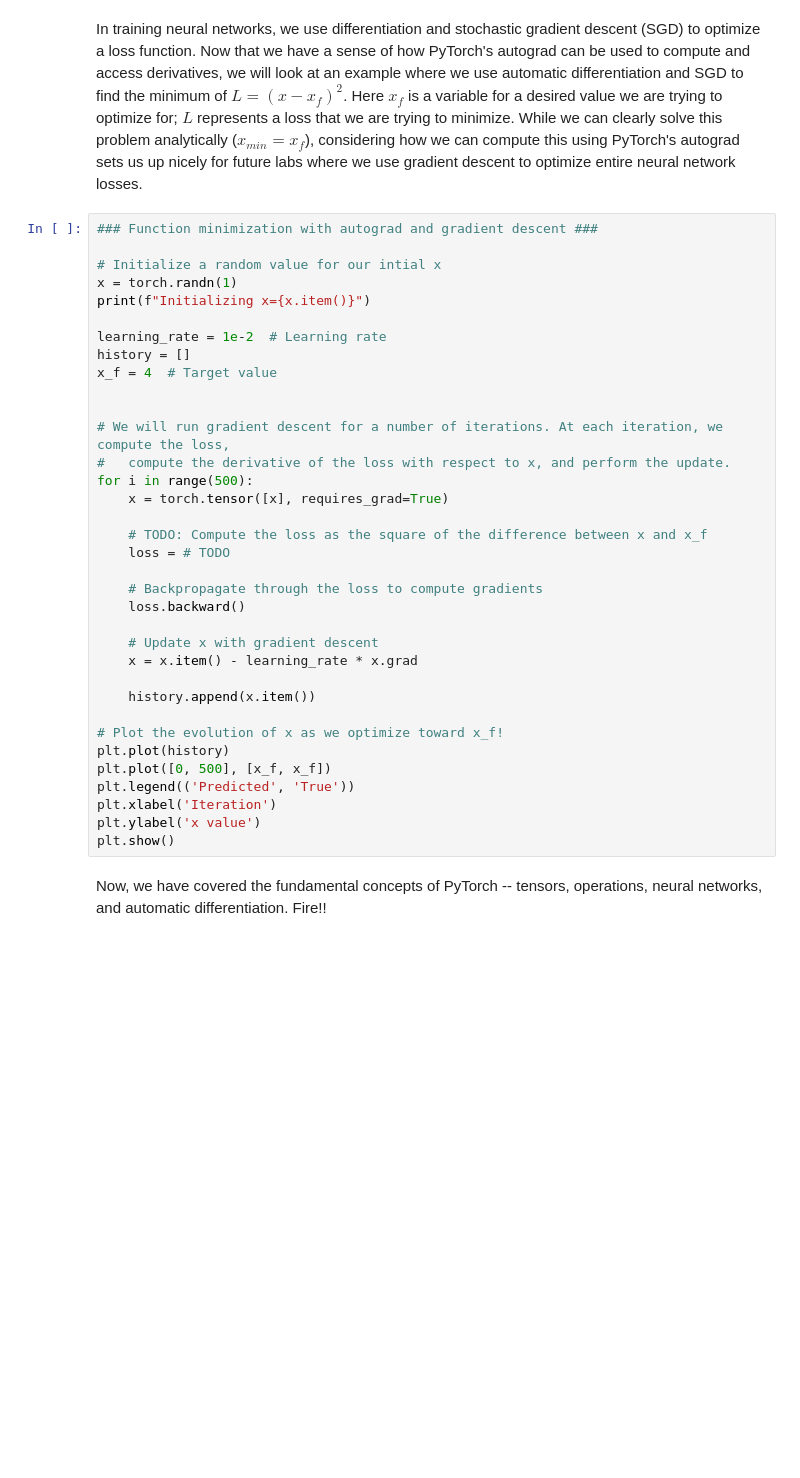
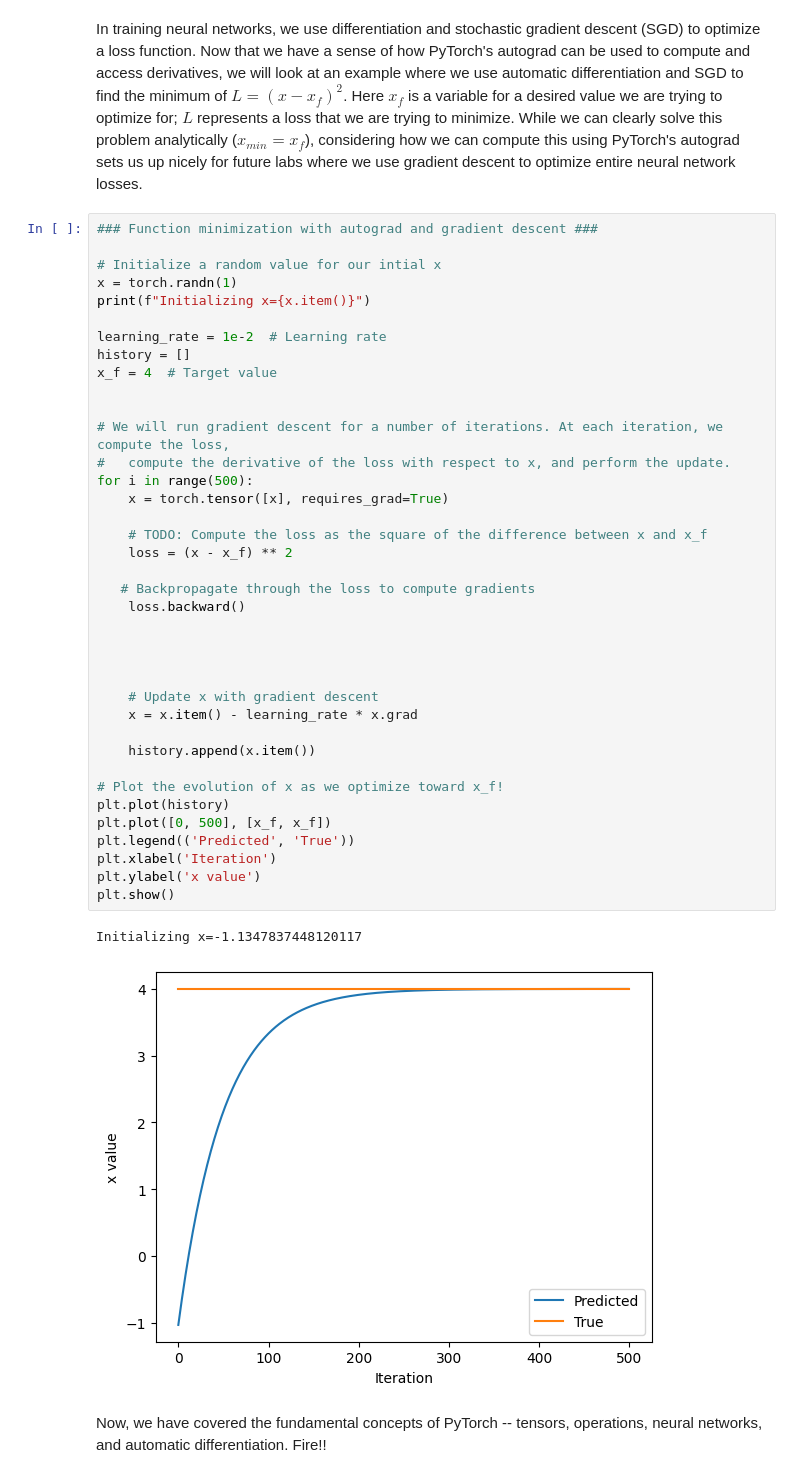
Before and after one commit to Inocent-web/Unit_7Microservices, a Jupyter notebook: lab1/PT_Part1_Intro.ipynb, the cells around one changed output. Drawn from its saved outputs; the diff is of its cells as text; blank space fills up the shorter version.

```diff
--- a/lab1/PT_Part1_Intro.ipynb
+++ b/lab1/PT_Part1_Intro.ipynb
@@ -336,34 +348,40 @@ In training neural networks, we use differentiation and stochastic gradient desc
 # Initialize a random value for our intial x
 x = torch.randn(1)
 print(f"Initializing x={x.item()}")
 
 learning_rate = 1e-2  # Learning rate
 history = []
 x_f = 4  # Target value
 
 
 # We will run gradient descent for a number of iterations. At each iteration, we compute the loss,
 #   compute the derivative of the loss with respect to x, and perform the update.
 for i in range(500):
     x = torch.tensor([x], requires_grad=True)
 
     # TODO: Compute the loss as the square of the difference between x and x_f
-    loss = # TODO
+    loss = (x - x_f) ** 2
 
-    # Backpropagate through the loss to compute gradients
+   # Backpropagate through the loss to compute gradients
     loss.backward()
+
+
+
 
     # Update x with gradient descent
     x = x.item() - learning_rate * x.grad
 
     history.append(x.item())
 
 # Plot the evolution of x as we optimize toward x_f!
 plt.plot(history)
 plt.plot([0, 500], [x_f, x_f])
 plt.legend(('Predicted', 'True'))
 plt.xlabel('Iteration')
 plt.ylabel('x value')
 plt.show()
+# %% [output]
+Initializing x=-1.1347837448120117
+[figure, added]
 # %% [markdown]
 Now, we have covered the fundamental concepts of PyTorch -- tensors, operations, neural networks, and automatic differentiation. Fire!!
```
Also changed, not shown: parts of 7 cells of this notebook.
